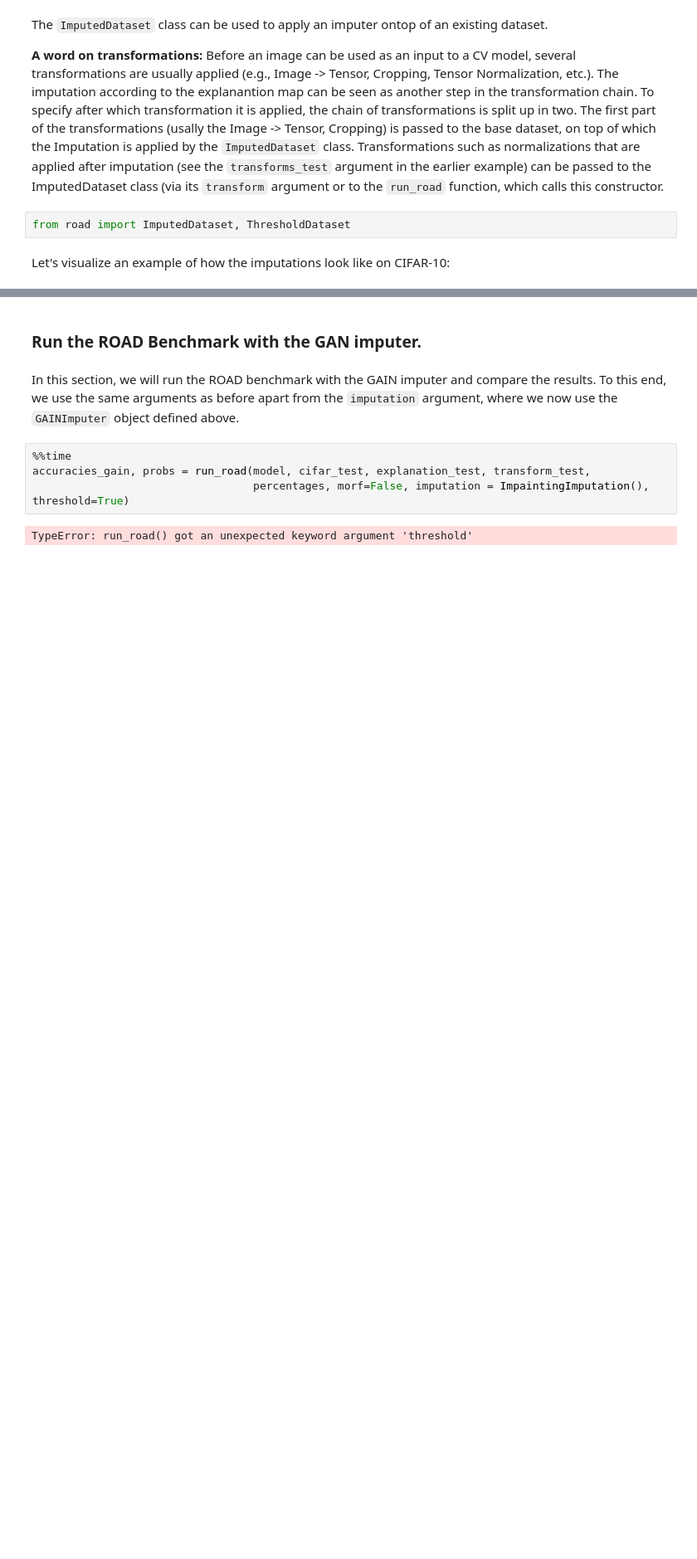
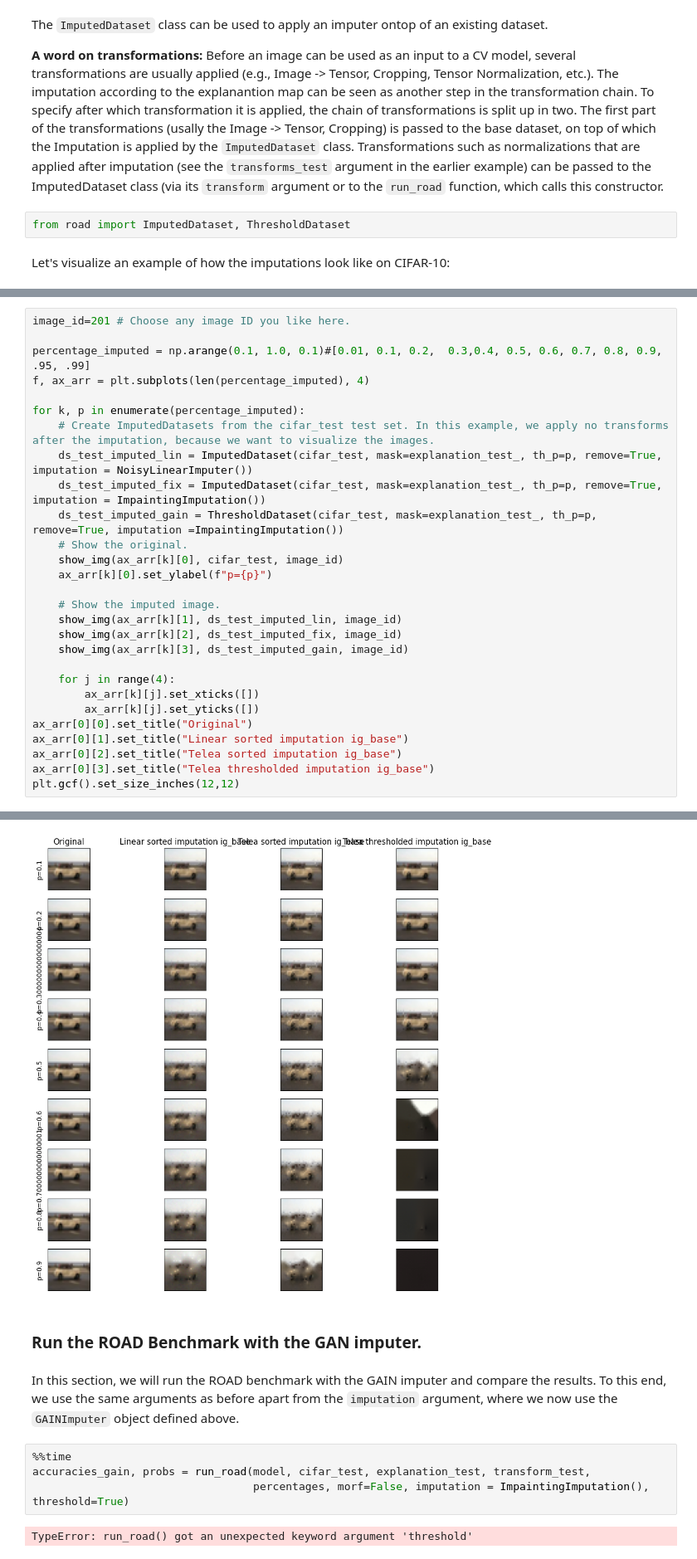
Before and after one commit to Mak-Ta-Reque/road_imputation, a Jupyter notebook: RoadBenchmarkDemo.ipynb, the cells around one changed output, grey strips where cells are left out. Shown at 83% size. Drawn from its saved outputs; the diff is of its cells as text; blank space fills up the shorter version.

```diff
--- a/RoadBenchmarkDemo.ipynb
+++ b/RoadBenchmarkDemo.ipynb
@@ -243,0 +250,29 @@ plt.gcf().set_size_inches(12,12)
+# %%
+image_id=201 # Choose any image ID you like here.
+
+percentage_imputed = np.arange(0.1, 1.0, 0.1)#[0.01, 0.1, 0.2,  0.3,0.4, 0.5, 0.6, 0.7, 0.8, 0.9, .95, .99]
+f, ax_arr = plt.subplots(len(percentage_imputed), 4)
+
+for k, p in enumerate(percentage_imputed):
+    # Create ImputedDatasets from the cifar_test test set. In this example, we apply no transforms after the imputation, because we want to visualize the images.
+    ds_test_imputed_lin = ImputedDataset(cifar_test, mask=explanation_test_, th_p=p, remove=True, imputation = NoisyLinearImputer())
+    ds_test_imputed_fix = ImputedDataset(cifar_test, mask=explanation_test_, th_p=p, remove=True, imputation = ImpaintingImputation())
+    ds_test_imputed_gain = ThresholdDataset(cifar_test, mask=explanation_test_, th_p=p, remove=True, imputation =ImpaintingImputation())
+    # Show the original.
+    show_img(ax_arr[k][0], cifar_test, image_id)
+    ax_arr[k][0].set_ylabel(f"p={p}")
+
+    # Show the imputed image.
+    show_img(ax_arr[k][1], ds_test_imputed_lin, image_id)
+    show_img(ax_arr[k][2], ds_test_imputed_fix, image_id)
+    show_img(ax_arr[k][3], ds_test_imputed_gain, image_id)
+
+    for j in range(4):
+        ax_arr[k][j].set_xticks([])
+        ax_arr[k][j].set_yticks([])
+ax_arr[0][0].set_title("Original")
+ax_arr[0][1].set_title("Linear sorted imputation ig_base")
+ax_arr[0][2].set_title("Telea sorted imputation ig_base")
+ax_arr[0][3].set_title("Telea thresholded imputation ig_base")
+plt.gcf().set_size_inches(12,12)
+# %% [output]
@@ -244,3 +297,4 @@ plt.gcf().set_size_inches(12,12)
+[figure, added]
 # %% [markdown]
 ### Run the ROAD Benchmark with the GAN imputer.
 # %% [markdown]
```
Also changed, not shown: parts of 7 cells of this notebook, 4 other files.
